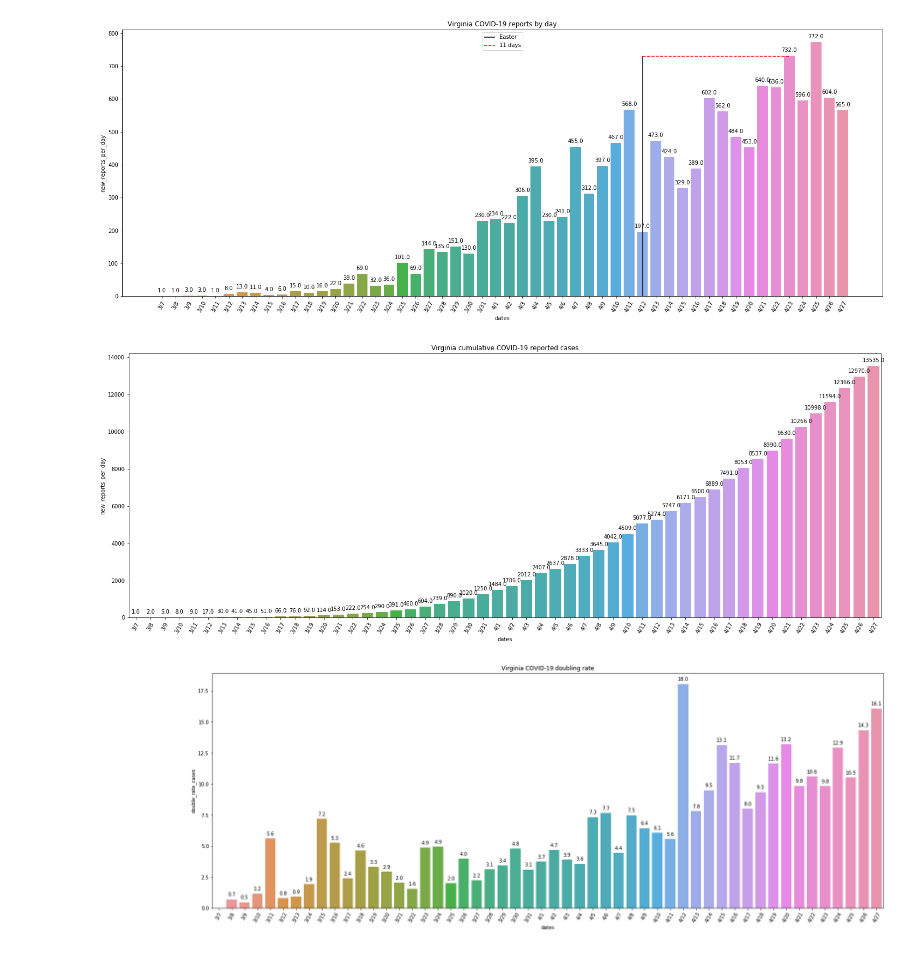
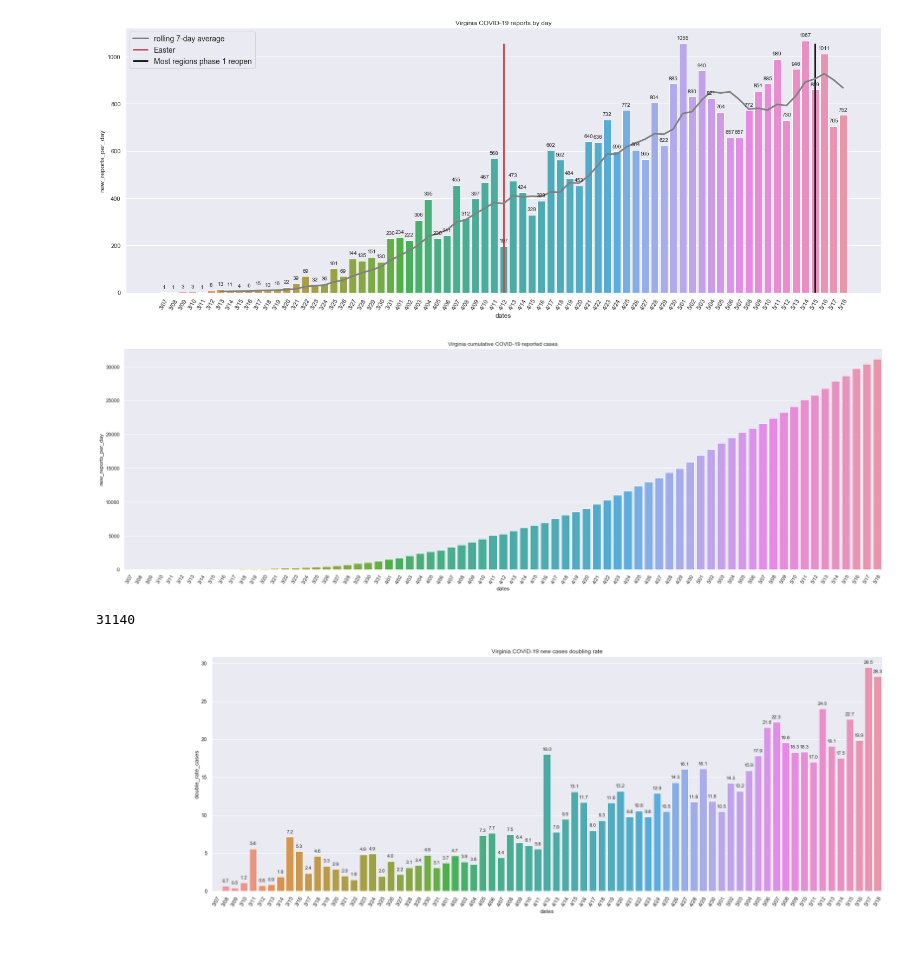
Before and after one commit to Sara1583/COVID-19-in-US, a Jupyter notebook: Virginia COVID-19.ipynb, the cells around one changed output. Cells and saved outputs as stored; diff of their text form; code cells hidden in the pictures.

Commit message:
Additional graphs and annotations
Added rolling averages, log scale comparisons, and correlation heat map

```diff
--- a/Virginia COVID-19.ipynb
+++ b/Virginia COVID-19.ipynb
@@ -45,3 +57,11 @@ Virginia_COVID_19['double_rate_FX'] = 70 / (Virginia_COVID_19['FX_new_cases'].cu
+# %%
+Virginia_COVID_19['deaths_rolling_7'] = Virginia_COVID_19['new_deaths_per_day'].rolling(window=7).mean()
+# %%
+Virginia_COVID_19['FX_rolling_7'] = Virginia_COVID_19['FX_new_cases'].rolling(window=7).mean()
+# %%
+Virginia_COVID_19['sans_FX'] = Virginia_COVID_19['new_reports_per_day'] - Virginia_COVID_19['FX_new_cases']
+# %%
+Virginia_COVID_19['sans_FX_rolling_7'] = Virginia_COVID_19['sans_FX'].rolling(window=7).mean()
 # %%
 Virginia_COVID_19.set_index('dates')
 # %% [output]
@@ -103,28 +126,32 @@ print(Virginia_COVID_19['double_rate_deaths'][-7:].mean())
 plt.figure(figsize=(25, 9))
 reports_daily = sns.barplot(x='dates', y='new_reports_per_day', data=Virginia_COVID_19)
 for p in reports_daily.patches:
-    reports_daily.annotate(format(p.get_height(), '.1f'), (p.get_x() + p.get_width()/2., p.get_height()), ha='center', va='center', xytext=(0,10), textcoords='offset points')
+    reports_daily.annotate(format(p.get_height(), '1.0f'), (p.get_x() + p.get_width()/2., p.get_height()), ha='center', va='center', xytext=(0,10), textcoords='offset points')
 plt.xticks(rotation=60)
-plt.vlines(x=36, ymin=0, ymax=730, color='k', label='Easter')
-plt.hlines(y=730, xmin=36, xmax=47, color='r', linestyle='dashed', label='11 days')
-#rolling_average = sns.lineplot(x=Virginia_cases['new_reports_dates'], y='rolling_7_average', data=Virginia_cases, color='k')
-plt.legend(loc="upper center")
+plt.vlines(x=36, ymin=0, ymax=1055, color='r', label='Easter', linewidth=3)
+plt.vlines(x=69, ymin=0, ymax=1055, color='k', label='Most regions phase 1 reopen', linewidth=3)
+plt.plot(Virginia_COVID_19['new_reports_rolling_7'], color='gray', label='rolling 7-day average', linewidth=3)
+plt.legend(loc="upper left", fontsize=14)
 plt.savefig('Viginia daily COVID-19 reports')
 plt.title('Virginia COVID-19 reports by day')
 plt.show()
 # %% [output]
-[figure, old version]
+[figure, new version]
 # %%
-plt.figure(figsize=(25, 9))
+plt.figure(figsize=(30, 9))
 cases_plot = sns.barplot(x='dates', y=Virginia_COVID_19.new_reports_per_day.cumsum(), data=Virginia_COVID_19)
-for p in cases_plot.patches:
-    cases_plot.annotate(format(p.get_height(), '.1f'), (p.get_x() + p.get_width()/2., p.get_height()), ha='center', va='center', xytext=(0,10), textcoords='offset points')
+#for p in cases_plot.patches:
+    #cases_plot.annotate(format(p.get_height(), '1.0f'), (p.get_x() + p.get_width()/2., p.get_height()), ha='center', va='center', xytext=(0,10), textcoords='offset points', rotation=45)
 plt.xticks(rotation=60)
 plt.title('Virginia cumulative COVID-19 reported cases')
 #plt.savefig('Viginia cumulative COVID-19 reports')
 plt.show()
 # %% [output]
-[figure, old version]
+[figure, new version]
+# %%
+print(Virginia_COVID_19.new_reports_per_day.sum())
+# %% [output]
+31140
 # %%
 plt.figure(figsize=(25, 9))
 VA_cases_double_rate = sns.barplot(x='dates', y='double_rate_cases', data=Virginia_COVID_19)
@@ -132,10 +159,10 @@ for p in VA_cases_double_rate.patches:
     VA_cases_double_rate.annotate(format(p.get_height(), '.1f'), (p.get_x() + p.get_width()/2., p.get_height()), ha='center', va='center', xytext=(0,10),
                                   textcoords='offset points')
 plt.xticks(rotation=60)
-plt.title('Virginia COVID-19 doubling rate')
+plt.title('Virginia COVID-19 new cases doubling rate')
 plt.show()
 # %% [output]
-[figure, old version]
+[figure, new version]
 # %%
 print(Virginia_COVID_19['double_rate_cases'][-7:].mean())
 # %% [output]
```
Also changed, not shown: parts of 41 cells of this notebook.
